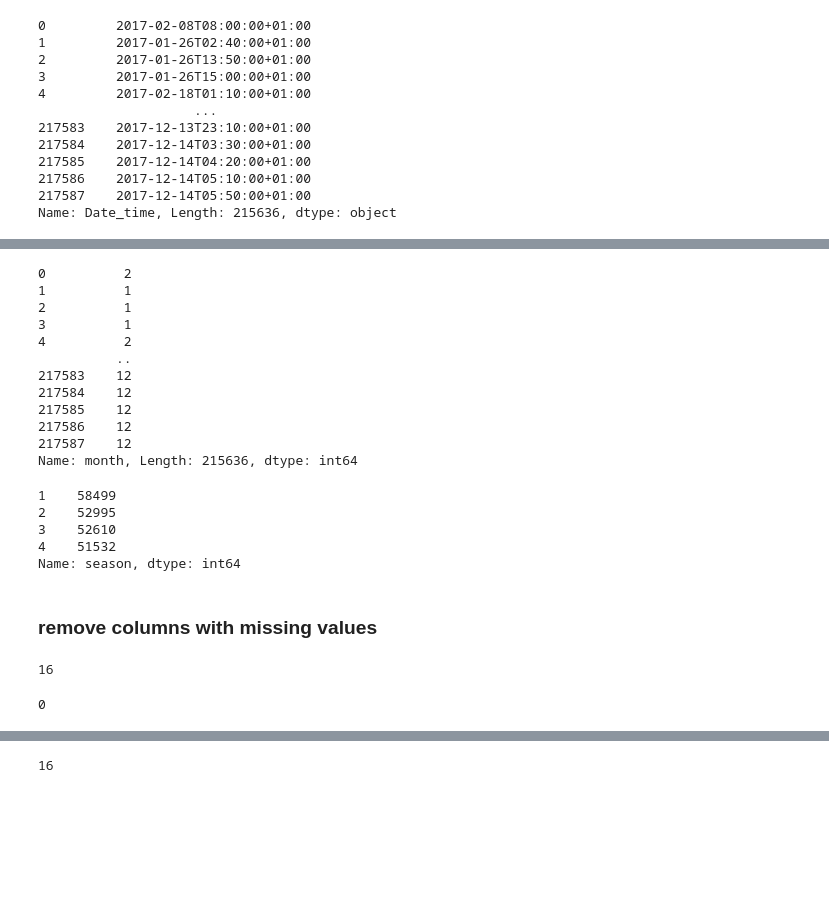
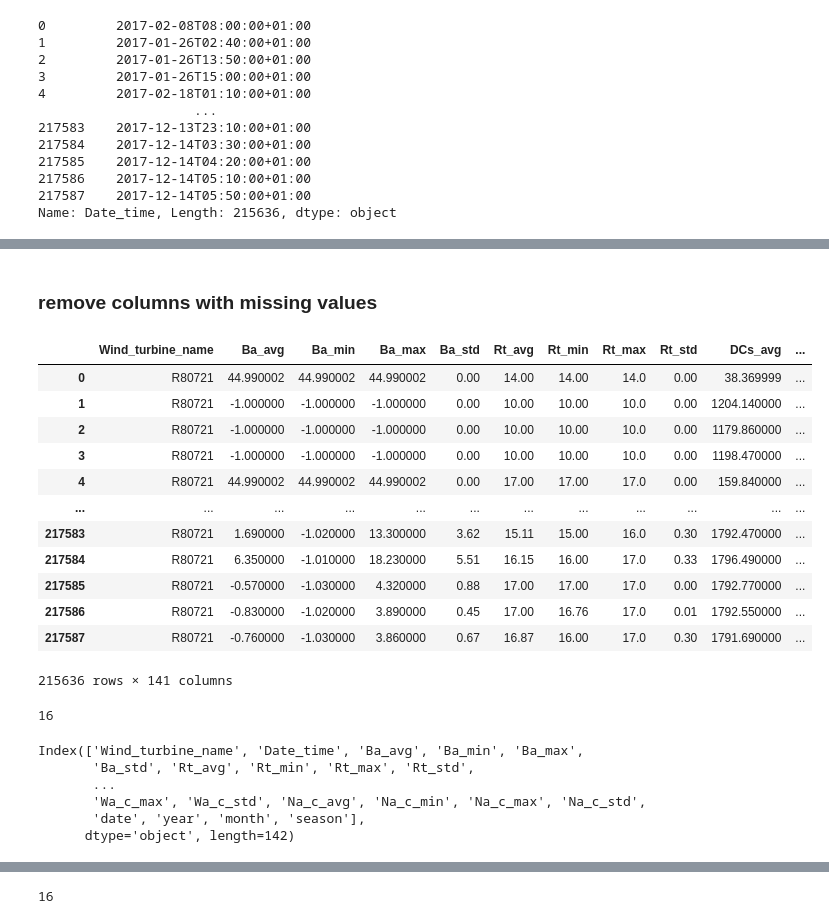
Before and after one commit to octo-technology/Formation-MLOps-2, a Jupyter notebook: notebook/eolienne_models.ipynb, the cells around one changed output, grey strips where cells are left out. Saved outputs shown, nothing was run; the diff lists cells and outputs as text; code cells hidden in the pictures; blank space fills up the shorter version.

```diff
--- a/notebook/eolienne_models.ipynb
+++ b/notebook/eolienne_models.ipynb
@@ -78,5 +86,3 @@ df.Date_time
 217586    2017-12-14T05:10:00+01:00
 217587    2017-12-14T05:50:00+01:00
 Name: Date_time, Length: 215636, dtype: object
-# %%
-df['date'] = pd.to_datetime(df.Date_time, utc=True)
@@ -98,3 +88,0 @@ Name: date, Length: 215636, dtype: int64
-# %%
-df['year'] = df['date'].dt.year
-df['month'] = df['date'].dt.month
@@ -104,36 +89,34 @@ def get_season(month):
-# %%
-df['month']
-# %% [output]
-0          2
-1          1
-2          1
-3          1
-4          2
-          ..
-217583    12
-217584    12
-217585    12
-217586    12
-217587    12
-Name: month, Length: 215636, dtype: int64
-# %%
-df['season'] = df['month'].apply(lambda x : get_season(x))
-# %%
-df['season'].value_counts()
-# %% [output]
-1    58499
-2    52995
-3    52610
-4    51532
-Name: season, dtype: int64
+# %%
+df = produce_data_features(df)
 # %% [markdown]
 ### remove columns with missing values
+# %%
+df
+# %% [output]
+|  | Wind_turbine_name | Ba_avg | Ba_min | Ba_max | Ba_std | Rt_avg | Rt_min | Rt_max | Rt_std | DCs_avg | ... |
+| 0 | R80721 | 44.990002 | 44.990002 | 44.990002 | 0.00 | 14.00 | 14.00 | 14.0 | 0.00 | 38.369999 | ... |
+| 1 | R80721 | -1.000000 | -1.000000 | -1.000000 | 0.00 | 10.00 | 10.00 | 10.0 | 0.00 | 1204.140000 | ... |
+| 2 | R80721 | -1.000000 | -1.000000 | -1.000000 | 0.00 | 10.00 | 10.00 | 10.0 | 0.00 | 1179.860000 | ... |
+| 3 | R80721 | -1.000000 | -1.000000 | -1.000000 | 0.00 | 10.00 | 10.00 | 10.0 | 0.00 | 1198.470000 | ... |
+| 4 | R80721 | 44.990002 | 44.990002 | 44.990002 | 0.00 | 17.00 | 17.00 | 17.0 | 0.00 | 159.840000 | ... |
+| ... | ... | ... | ... | ... | ... | ... | ... | ... | ... | ... | ... |
+| 217583 | R80721 | 1.690000 | -1.020000 | 13.300000 | 3.62 | 15.11 | 15.00 | 16.0 | 0.30 | 1792.470000 | ... |
+| 217584 | R80721 | 6.350000 | -1.010000 | 18.230000 | 5.51 | 16.15 | 16.00 | 17.0 | 0.33 | 1796.490000 | ... |
+| 217585 | R80721 | -0.570000 | -1.030000 | 4.320000 | 0.88 | 17.00 | 17.00 | 17.0 | 0.00 | 1792.770000 | ... |
+| 217586 | R80721 | -0.830000 | -1.020000 | 3.890000 | 0.45 | 17.00 | 16.76 | 17.0 | 0.01 | 1792.550000 | ... |
+| 217587 | R80721 | -0.760000 | -1.030000 | 3.860000 | 0.67 | 16.87 | 16.00 | 17.0 | 0.30 | 1791.690000 | ... |
+215636 rows × 141 columns
 # %%
 df.isnull().sum()[df.isnull().sum() > 100000].count()
 # %% [output]
 16
-# %%
-df.Date_time.isnull().sum()
-# %% [output]
-0
+# %%
+df.keys()
+# %% [output]
+Index(['Wind_turbine_name', 'Date_time', 'Ba_avg', 'Ba_min', 'Ba_max',
+       'Ba_std', 'Rt_avg', 'Rt_min', 'Rt_max', 'Rt_std',
+       ...
+       'Wa_c_max', 'Wa_c_std', 'Na_c_avg', 'Na_c_min', 'Na_c_max', 'Na_c_std',
+       'date', 'year', 'month', 'season'],
+      dtype='object', length=142)
 # %%
```
Also changed, not shown: parts of 9 cells of this notebook, 6 other files.
